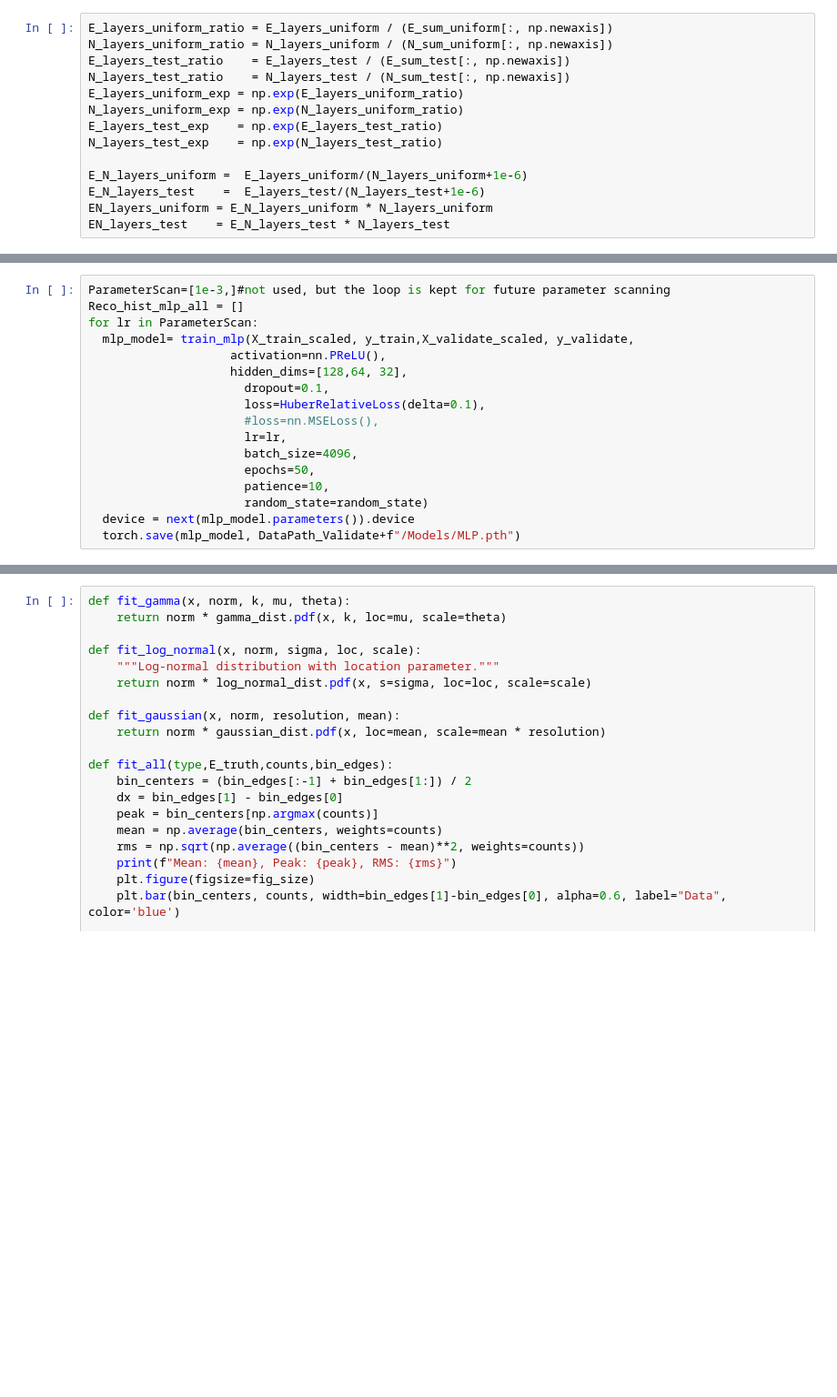
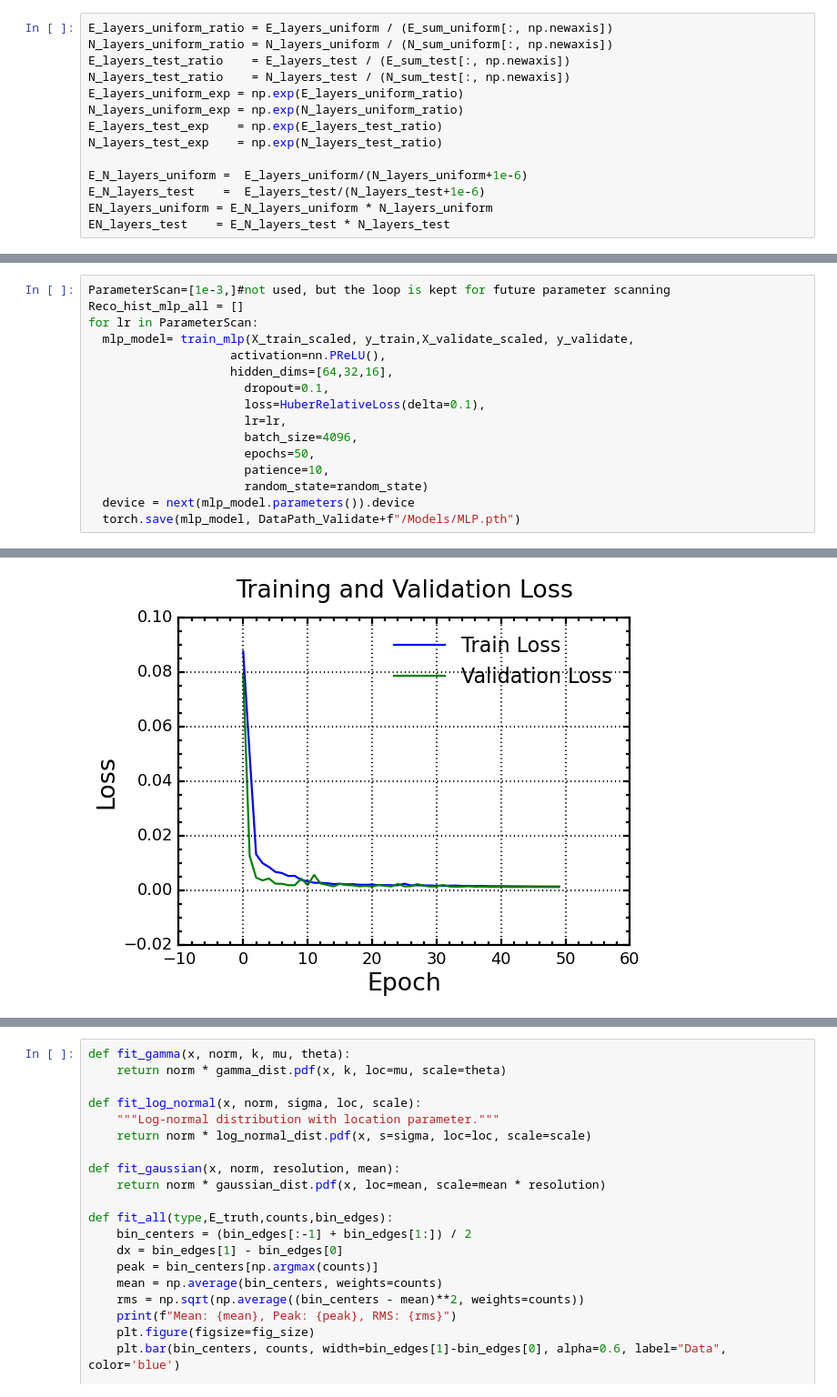
Before and after one commit to syk1995/SiW-ECAL-optimisation, a Jupyter notebook: Ana/Reconstruction/Reco_MLP.ipynb, the cells around one changed output, grey strips where cells are left out. Shown at 91% size. Saved outputs shown, nothing was run; the diff lists cells and outputs as text; blank space fills up the shorter version.

```diff
--- a/Ana/Reconstruction/Reco_MLP.ipynb
+++ b/Ana/Reconstruction/Reco_MLP.ipynb
@@ -536,10 +483,9 @@ Reco_hist_mlp_all = []
 for lr in ParameterScan:
   mlp_model= train_mlp(X_train_scaled, y_train,X_validate_scaled, y_validate,
                     activation=nn.PReLU(),
-                    hidden_dims=[128,64, 32],
+                    hidden_dims=[64,32,16],
                       dropout=0.1,
                       loss=HuberRelativeLoss(delta=0.1),
-                      #loss=nn.MSELoss(),
                       lr=lr,
                       batch_size=4096,
                       epochs=50,
@@ -558,3 +514,4 @@ Epoch 001/50 | Train Loss: 0.077032 | Val Loss: 0.052985| LR: 0.000400
+[figure, added]
 # %%
 def Combined_fit(x, y, fit_range=(0,65), plot=True, num_bins=100):
     #Step 1: Linear
```
Also changed, not shown: parts of 11 cells of this notebook.
